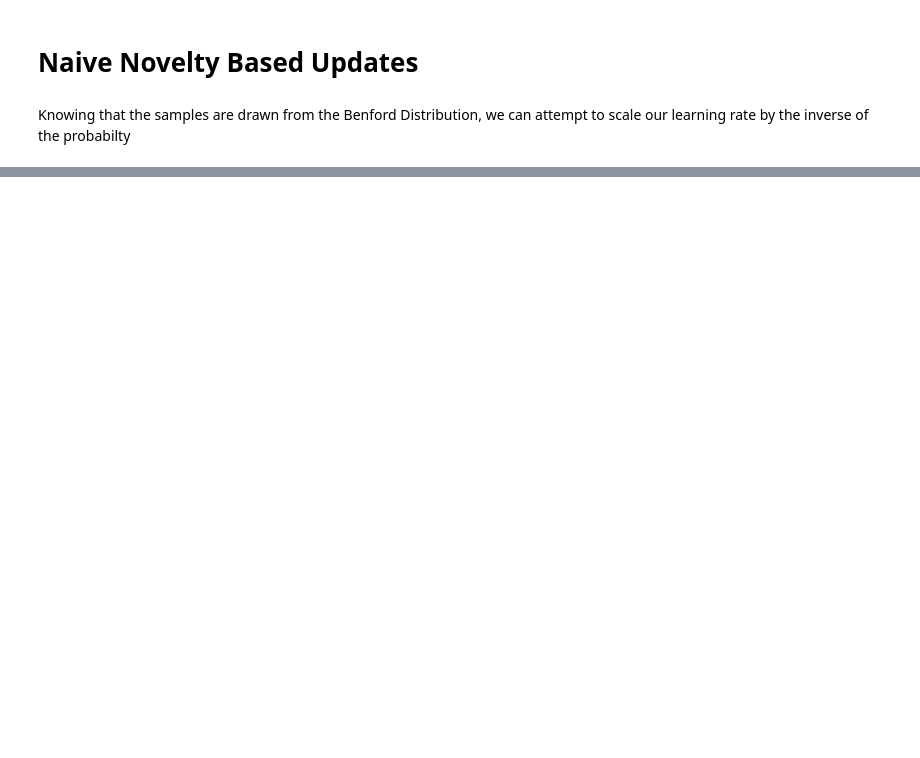
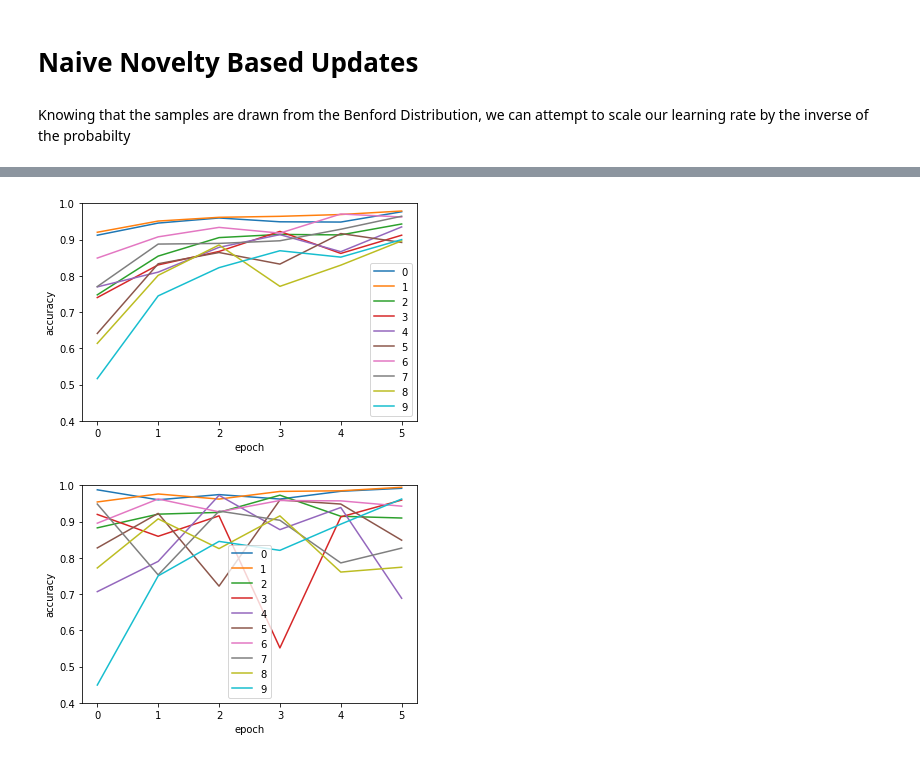
Before and after one commit to akshay-jaggi/novelty, a Jupyter notebook: notebooks/02_novelty_sensitive_models.ipynb, the cells around one changed output, grey strips where cells are left out. Drawn from its saved outputs; the diff is of its cells as text; code cells hidden in the pictures; blank space fills up the shorter version.

```diff
--- a/notebooks/02_novelty_sensitive_models.ipynb
+++ b/notebooks/02_novelty_sensitive_models.ipynb
@@ -76,0 +118,6 @@ for epoch in tqdm(range(1, epochs + 1)):
+# %%
+plot_accs(train_accs_inverse)
+plot_accs(test_accs_inverse)
+# %% [output]
+[figure, added]
+[figure, added]
```
Also changed, not shown: parts of 25 cells of this notebook, 1 other file.
